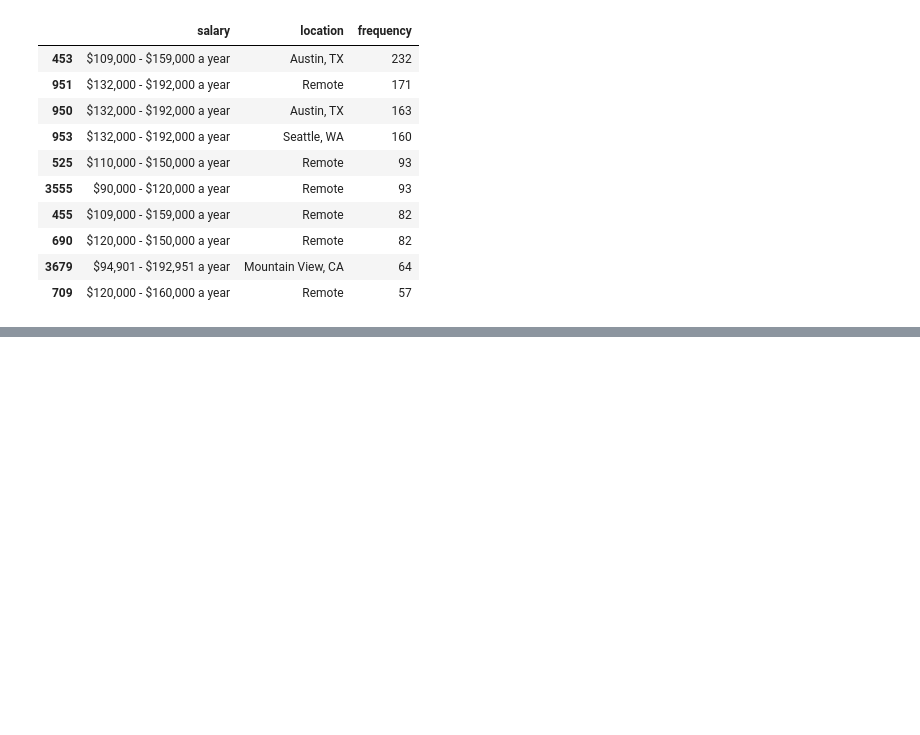
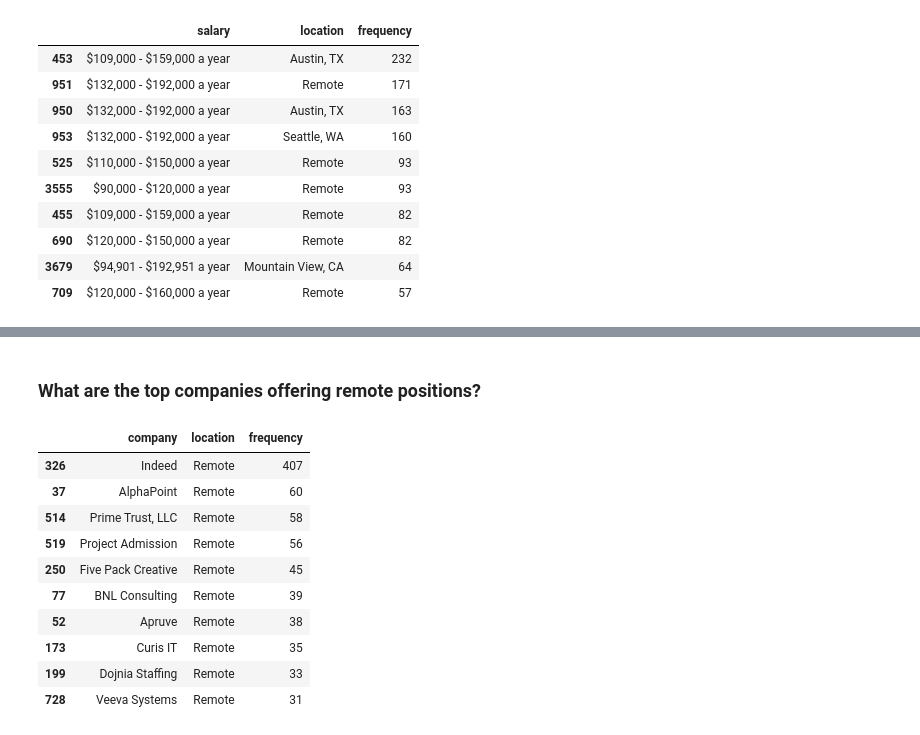
Before and after one commit to LeoIvin/US-SWE-Job-Posting-Analysis, a Jupyter notebook: analysis.ipynb, the cells around one changed output, grey strips where cells are left out. Cells and saved outputs as stored; diff of their text form; code cells hidden in the pictures; blank space fills up the shorter version.

```diff
--- a/analysis.ipynb
+++ b/analysis.ipynb
@@ -365,0 +387,25 @@ plt.show()
+# %% [markdown]
+### What are the top companies offering remote positions?
+# %%
+# Filter for remote locations
+remote_jobs_df = cleaned_jobs_df[cleaned_jobs_df['location'].str.contains("remote", case=False)]
+
+# Group by company and location, then count the occurrences
+companies_offering_remote_roles = remote_jobs_df.groupby(['company', 'location']).size().reset_index(name='frequency')
+
+# Sort by frequency in descending order
+sorted_companies_offering_remote_roles = companies_offering_remote_roles.sort_values(ascending=False, by='frequency')
+
+sorted_companies_offering_remote_roles.head(10)
+# %% [output]
+|  | company | location | frequency |
+| 326 | Indeed | Remote | 407 |
+| 37 | AlphaPoint | Remote | 60 |
+| 514 | Prime Trust, LLC | Remote | 58 |
+| 519 | Project Admission | Remote | 56 |
+| 250 | Five Pack Creative | Remote | 45 |
+| 77 | BNL Consulting | Remote | 39 |
+| 52 | Apruve | Remote | 38 |
+| 173 | Curis IT | Remote | 35 |
+| 199 | Dojnia Staffing | Remote | 33 |
+| 728 | Veeva Systems | Remote | 31 |
```
Also changed, not shown: parts of 7 cells of this notebook.
